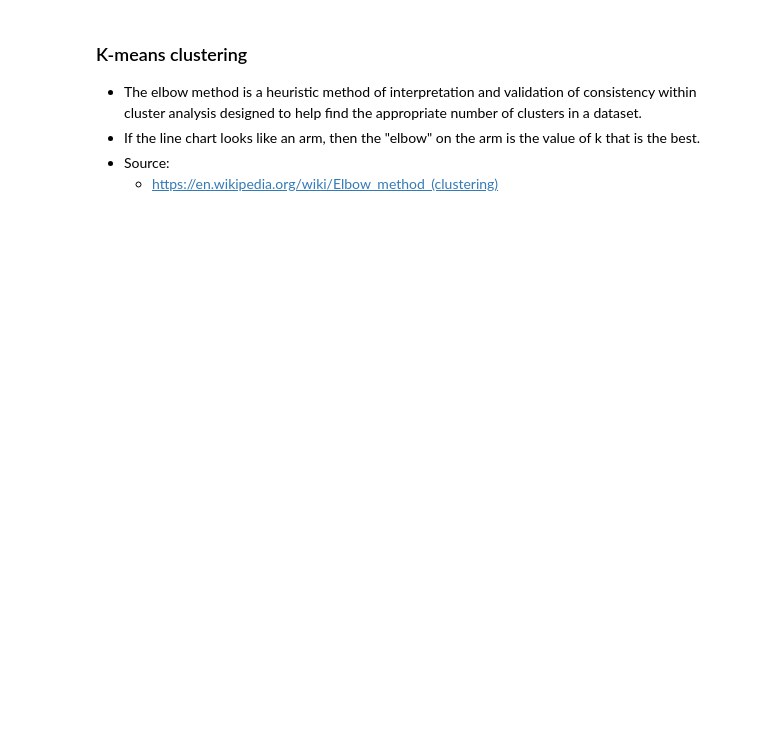
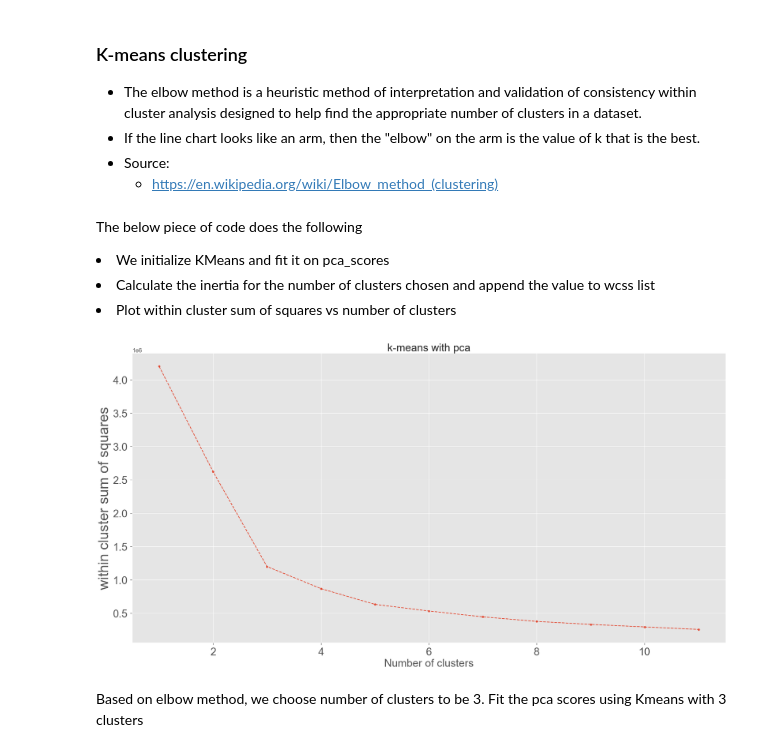
Before and after one commit to lakshmi2688/COVID_Impact_on_US_Households, a Jupyter notebook: src/Analysis.ipynb, the cells around one changed output. Drawn from its saved outputs; the diff is of its cells as text; code cells hidden in the pictures; blank space fills up the shorter version.

```diff
--- a/src/Analysis.ipynb
+++ b/src/Analysis.ipynb
@@ -742,5 +1008,5 @@ plt.show(graph)
 # %%
-vars=['INCOMELOSS','FOOD_INSUFF','RENT_DEBT','EMPLOSSCOVID','EDUC_INTERUPT']
+vars=['INCOMELOSS','FOOD_INSUFF','RENT_DEBT','EMPLOSSCOVID','EDUC_DISRUPT']
 # %%
 
 for var in vars:
@@ -809,21 +1135,0 @@ for var in vars:
-# %%
-import pandas as pd
-from scipy import stats
-from statsmodels.stats import weightstats as stests
-import random
-
-random_state = 35
-
-
-for var in vars:
-    print("******************" + var + "************************")
-    x1 = random.sample(df1_q3.loc[df1_q3.STATE == 'OTHER',var].tolist(),k=10000)
-    x2 = random.sample(df1_q3.loc[df1_q3.STATE == 'WASHINGTON',var].tolist(),k=10000)
-    ztest ,pval = stests.ztest(x1, x2, value=0,alternative='two-sided')
-    print(float(pval))
-    if pval<0.05:
-        print("reject null hypothesis")
-        print()
-    else:
-        print("fail to reject null hypothesis")
-        print()
@@ -843,2 +1163,2 @@ df1_q4.info()
 # %%
-df1_q4.drop('WEEK',axis=1,inplace=True)
+df1_q4.drop(['Unnamed: 0','WEEK'],axis=1,inplace=True)
@@ -849,3 +1173,3 @@ df1_scaled = scaler.fit_transform(df1_q4)
 # %%
 model=PCA()
-model.fit(df1_scaled)
+model.fit_transform(df1_scaled)
@@ -876,5 +1232,10 @@ pca_scores
 - If the line chart looks like an arm, then the "elbow" on the arm is the value of k that is the best.
 - Source:
   - https://en.wikipedia.org/wiki/Elbow_method_(clustering)
+# %% [markdown]
+<p>The below piece of code does the following</p>
+<li>We initialize KMeans and fit it on pca_scores</li>
+<li>Calculate the inertia for the number of clusters chosen and append the value to wcss list </li>
+<li>Plot within cluster sum of squares  vs number of clusters</li>
 # %%
 random_state=42
@@ -886,11 +1247,15 @@ for i in range(1,12):
 # %%
 plt.figure(figsize=(30,15))
 plt.plot(range(1,12), wcss, marker='o',linestyle='--')
 plt.title('k-means with pca',fontsize=30)
 plt.xlabel('Number of clusters',fontsize=30)
-plt.ylabel('wcss',fontsize=40)
+plt.ylabel('within cluster sum of squares',fontsize=40)
 
 plt.tick_params(labelsize=30)
+# %% [output]
+[figure, added]
+# %% [markdown]
+<p>Based on elbow method, we choose number of clusters to be 3. Fit the pca scores using Kmeans with 3 clusters</p>
 # %%
 kmeans = KMeans(3,init='k-means++',random_state=42)
 kmeans.fit(pca_scores)
```
Also changed, not shown: parts of 148 cells of this notebook, 13 other files.
